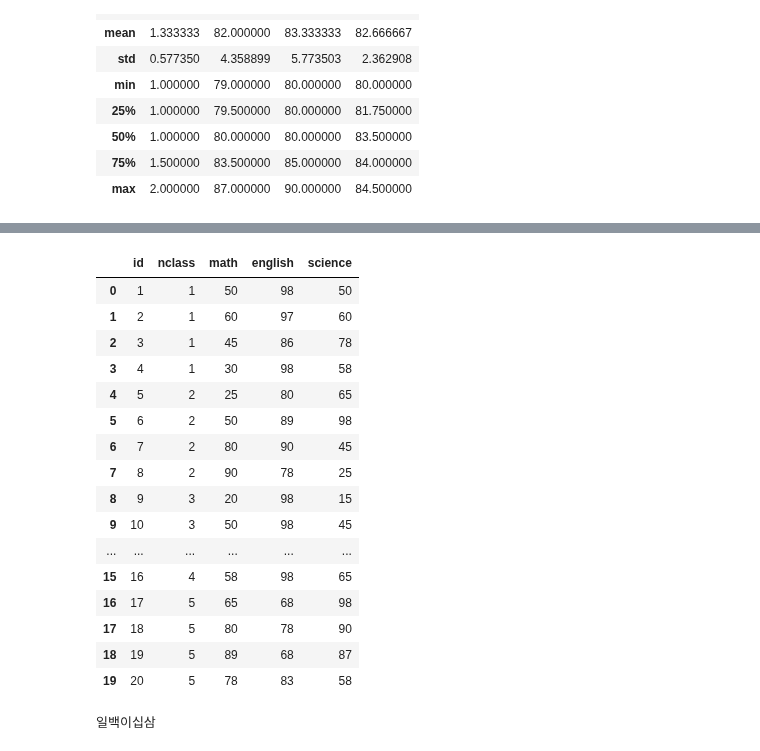
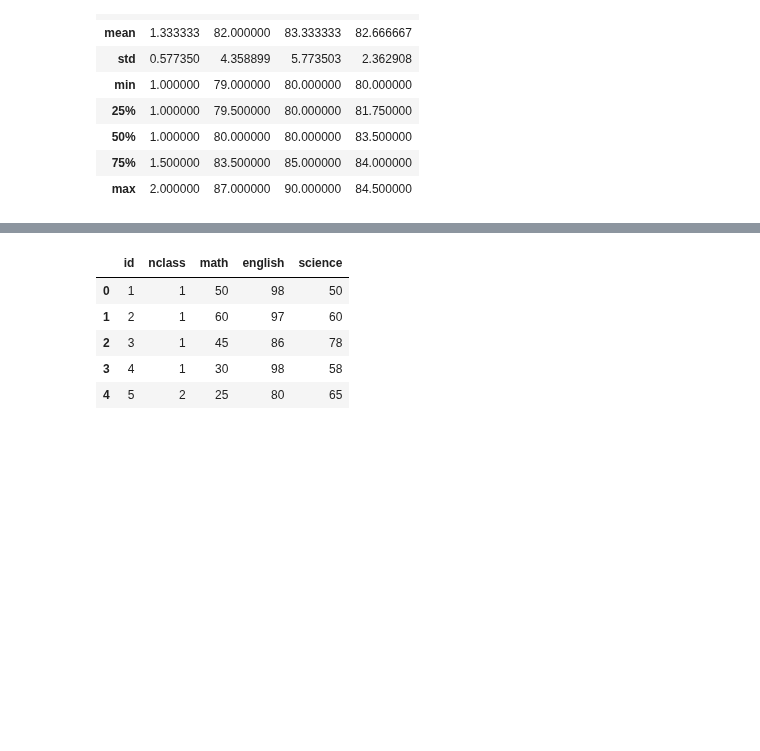
Before and after one commit to dndxor/BCDA, a Jupyter notebook: Ch04_DataFrame.ipynb, the cells around one changed output, grey strips where cells are left out. Saved outputs shown, nothing was run; the diff lists cells and outputs as text; code cells hidden in the pictures; blank space fills up the shorter version.

```diff
--- a/Ch04_DataFrame.ipynb
+++ b/Ch04_DataFrame.ipynb
@@ -893,47 +1016,19 @@ df_exam
 # %%
 ## [Data Frame] 데이터 프레임 >> csv 파일로 저장
 import pandas as pd
+
 df_exam = pd.read_excel('excel_exam.xlsx')   #header가 있을 때, 첫 행이 데이터 프레임의 열 index 역할을 함
 df_exam.to_csv("exam_csv.csv")
 df_exam.to_csv("exam_csv.csv", index=False)  #index는 빼고 저장
 
 df_exam = pd.read_csv('exam_csv.csv')   #header가 있을 때, 첫 행이 데이터 프레임의 열 index 역할을 함
-df_exam
+df_exam.head()
 # %% [output]
 |  | id | nclass | math | english | science |
 | 0 | 1 | 1 | 50 | 98 | 50 |
 | 1 | 2 | 1 | 60 | 97 | 60 |
 | 2 | 3 | 1 | 45 | 86 | 78 |
 | 3 | 4 | 1 | 30 | 98 | 58 |
 | 4 | 5 | 2 | 25 | 80 | 65 |
-| 5 | 6 | 2 | 50 | 89 | 98 |
-| 6 | 7 | 2 | 80 | 90 | 45 |
-| 7 | 8 | 2 | 90 | 78 | 25 |
-| 8 | 9 | 3 | 20 | 98 | 15 |
-| 9 | 10 | 3 | 50 | 98 | 45 |
-| ... | ... | ... | ... | ... | ... |
-| 15 | 16 | 4 | 58 | 98 | 65 |
-| 16 | 17 | 5 | 65 | 68 | 98 |
-| 17 | 18 | 5 | 80 | 78 | 90 |
-| 18 | 19 | 5 | 89 | 68 | 87 |
-| 19 | 20 | 5 | 78 | 83 | 58 |
-# %%
-def int2han(remain):
-    how = [1000, 100, 10, 1]
-    how_han = ['천', '백', '십', '']
-    digit_han = ['', '일', '이', '삼', '사', '오', '육', '칠', '팔', '구']
-    result = ''
-    for i in range(len(how)):
-        out = remain // how[i]
-        if out != 0:
-            result += digit_han[out] + how_han[i]
-        remain = remain % how[i]
-    return result
-
-inn = 123
-result = int2han(inn)
-print(result)
-# %% [output]
-일백이십삼
 # %% [markdown]
 ----
```
Also changed, not shown: parts of 56 cells of this notebook, 3 other files.
